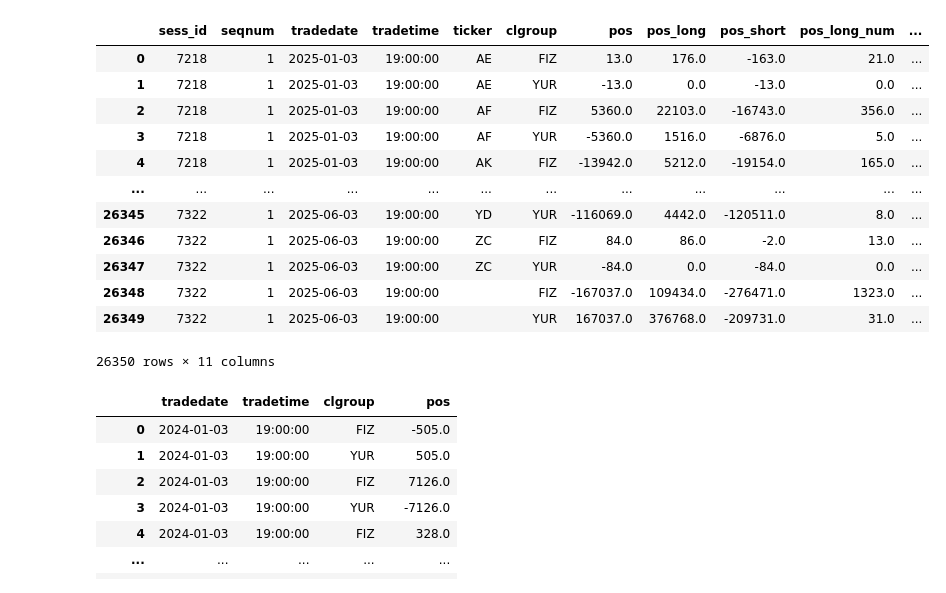
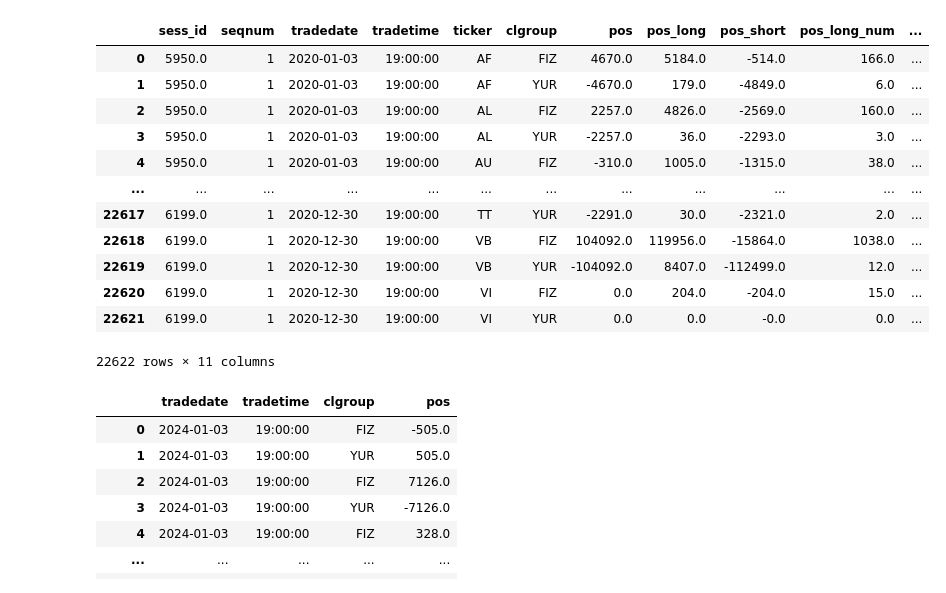
Before and after one commit to moexalgo/moexalgo, a Jupyter notebook: samples/ahdata.ipynb, the cells around one changed output. Drawn from its saved outputs; the diff is of its cells as text; code cells hidden in the pictures.

```diff
--- a/samples/ahdata.ipynb
+++ b/samples/ahdata.ipynb
@@ -3,5 +3,6 @@ import os
 from moexalgo import session, ahdata
 session.TOKEN = os.environ['APIKEY']
 # %%
-ahdata.files()
+files = ahdata.files()
+files
 # %% [output]
@@ -25,19 +26,20 @@ ahdata.files()
 # %%
-ahdata.download(dataset="futures.futoi.1d", period="2025")
+file = files[0]
+ahdata.download(dataset=file.dataset, period=file.year_month)
 # %% [output]
 |  | sess_id | seqnum | tradedate | tradetime | ticker | clgroup | pos | pos_long | pos_short | pos_long_num | ... |
-| 0 | 7218 | 1 | 2025-01-03 | 19:00:00 | AE | FIZ | 13.0 | 176.0 | -163.0 | 21.0 | ... |
-| 1 | 7218 | 1 | 2025-01-03 | 19:00:00 | AE | YUR | -13.0 | 0.0 | -13.0 | 0.0 | ... |
-| 2 | 7218 | 1 | 2025-01-03 | 19:00:00 | AF | FIZ | 5360.0 | 22103.0 | -16743.0 | 356.0 | ... |
-| 3 | 7218 | 1 | 2025-01-03 | 19:00:00 | AF | YUR | -5360.0 | 1516.0 | -6876.0 | 5.0 | ... |
-| 4 | 7218 | 1 | 2025-01-03 | 19:00:00 | AK | FIZ | -13942.0 | 5212.0 | -19154.0 | 165.0 | ... |
+| 0 | 5950.0 | 1 | 2020-01-03 | 19:00:00 | AF | FIZ | 4670.0 | 5184.0 | -514.0 | 166.0 | ... |
+| 1 | 5950.0 | 1 | 2020-01-03 | 19:00:00 | AF | YUR | -4670.0 | 179.0 | -4849.0 | 6.0 | ... |
+| 2 | 5950.0 | 1 | 2020-01-03 | 19:00:00 | AL | FIZ | 2257.0 | 4826.0 | -2569.0 | 160.0 | ... |
+| 3 | 5950.0 | 1 | 2020-01-03 | 19:00:00 | AL | YUR | -2257.0 | 36.0 | -2293.0 | 3.0 | ... |
+| 4 | 5950.0 | 1 | 2020-01-03 | 19:00:00 | AU | FIZ | -310.0 | 1005.0 | -1315.0 | 38.0 | ... |
 | ... | ... | ... | ... | ... | ... | ... | ... | ... | ... | ... | ... |
-| 26345 | 7322 | 1 | 2025-06-03 | 19:00:00 | YD | YUR | -116069.0 | 4442.0 | -120511.0 | 8.0 | ... |
-| 26346 | 7322 | 1 | 2025-06-03 | 19:00:00 | ZC | FIZ | 84.0 | 86.0 | -2.0 | 13.0 | ... |
-| 26347 | 7322 | 1 | 2025-06-03 | 19:00:00 | ZC | YUR | -84.0 | 0.0 | -84.0 | 0.0 | ... |
-| 26348 | 7322 | 1 | 2025-06-03 | 19:00:00 |  | FIZ | -167037.0 | 109434.0 | -276471.0 | 1323.0 | ... |
-| 26349 | 7322 | 1 | 2025-06-03 | 19:00:00 |  | YUR | 167037.0 | 376768.0 | -209731.0 | 31.0 | ... |
+| 22617 | 6199.0 | 1 | 2020-12-30 | 19:00:00 | TT | YUR | -2291.0 | 30.0 | -2321.0 | 2.0 | ... |
+| 22618 | 6199.0 | 1 | 2020-12-30 | 19:00:00 | VB | FIZ | 104092.0 | 119956.0 | -15864.0 | 1038.0 | ... |
+| 22619 | 6199.0 | 1 | 2020-12-30 | 19:00:00 | VB | YUR | -104092.0 | 8407.0 | -112499.0 | 12.0 | ... |
+| 22620 | 6199.0 | 1 | 2020-12-30 | 19:00:00 | VI | FIZ | 0.0 | 204.0 | -204.0 | 15.0 | ... |
+| 22621 | 6199.0 | 1 | 2020-12-30 | 19:00:00 | VI | YUR | 0.0 | 0.0 | -0.0 | 0.0 | ... |
-26350 rows × 11 columns
+22622 rows × 11 columns
 # %%
 # работа как с pandas.DataFrame
 ahdata.download(dataset="futures.futoi.1d", period="2024").df.filter(items=['tradedate', 'tradetime', 'assetcode', 'clgroup', 'pos'])
```
Also changed, not shown: parts of 1 cell of this notebook, 10 other files.
